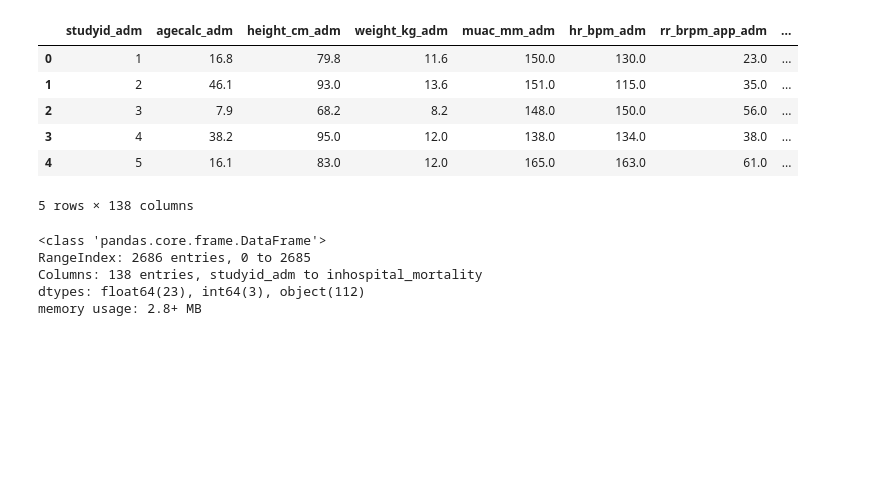
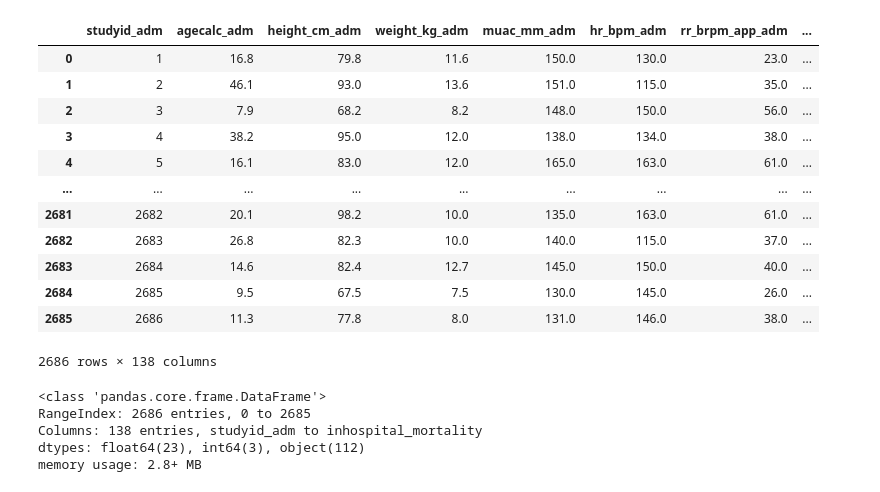
Before and after one commit to HermelaDev/Pediatric_Sepsis_Related_Death_Prediction, a Jupyter notebook: Pediatric_Sepsis.ipynb, the cells around one changed output. Saved outputs shown, nothing was run; the diff lists cells and outputs as text; code cells hidden in the pictures; blank space fills up the shorter version.

```diff
--- a/Pediatric_Sepsis.ipynb
+++ b/Pediatric_Sepsis.ipynb
@@ -3,13 +8,21 @@ import pandas as pd
 # %%
 sepsis_df = pd.read_csv("SyntheticData_Training.csv")
-sepsis_df.head()
+# pd.set_option('display.max_columns', None)
+# pd.set_option('display.max_rows', None)
+sepsis_df
 # %% [output]
 |  | studyid_adm | agecalc_adm | height_cm_adm | weight_kg_adm | muac_mm_adm | hr_bpm_adm | rr_brpm_app_adm | ... |
 | 0 | 1 | 16.8 | 79.8 | 11.6 | 150.0 | 130.0 | 23.0 | ... |
 | 1 | 2 | 46.1 | 93.0 | 13.6 | 151.0 | 115.0 | 35.0 | ... |
 | 2 | 3 | 7.9 | 68.2 | 8.2 | 148.0 | 150.0 | 56.0 | ... |
 | 3 | 4 | 38.2 | 95.0 | 12.0 | 138.0 | 134.0 | 38.0 | ... |
 | 4 | 5 | 16.1 | 83.0 | 12.0 | 165.0 | 163.0 | 61.0 | ... |
+| ... | ... | ... | ... | ... | ... | ... | ... | ... |
+| 2681 | 2682 | 20.1 | 98.2 | 10.0 | 135.0 | 163.0 | 61.0 | ... |
+| 2682 | 2683 | 26.8 | 82.3 | 10.0 | 140.0 | 115.0 | 37.0 | ... |
+| 2683 | 2684 | 14.6 | 82.4 | 12.7 | 145.0 | 150.0 | 40.0 | ... |
+| 2684 | 2685 | 9.5 | 67.5 | 7.5 | 130.0 | 145.0 | 26.0 | ... |
+| 2685 | 2686 | 11.3 | 77.8 | 8.0 | 131.0 | 146.0 | 38.0 | ... |
-5 rows × 138 columns
+2686 rows × 138 columns
 # %%
 sepsis_df.info()
```
Also changed, not shown: parts of 12 cells of this notebook.
